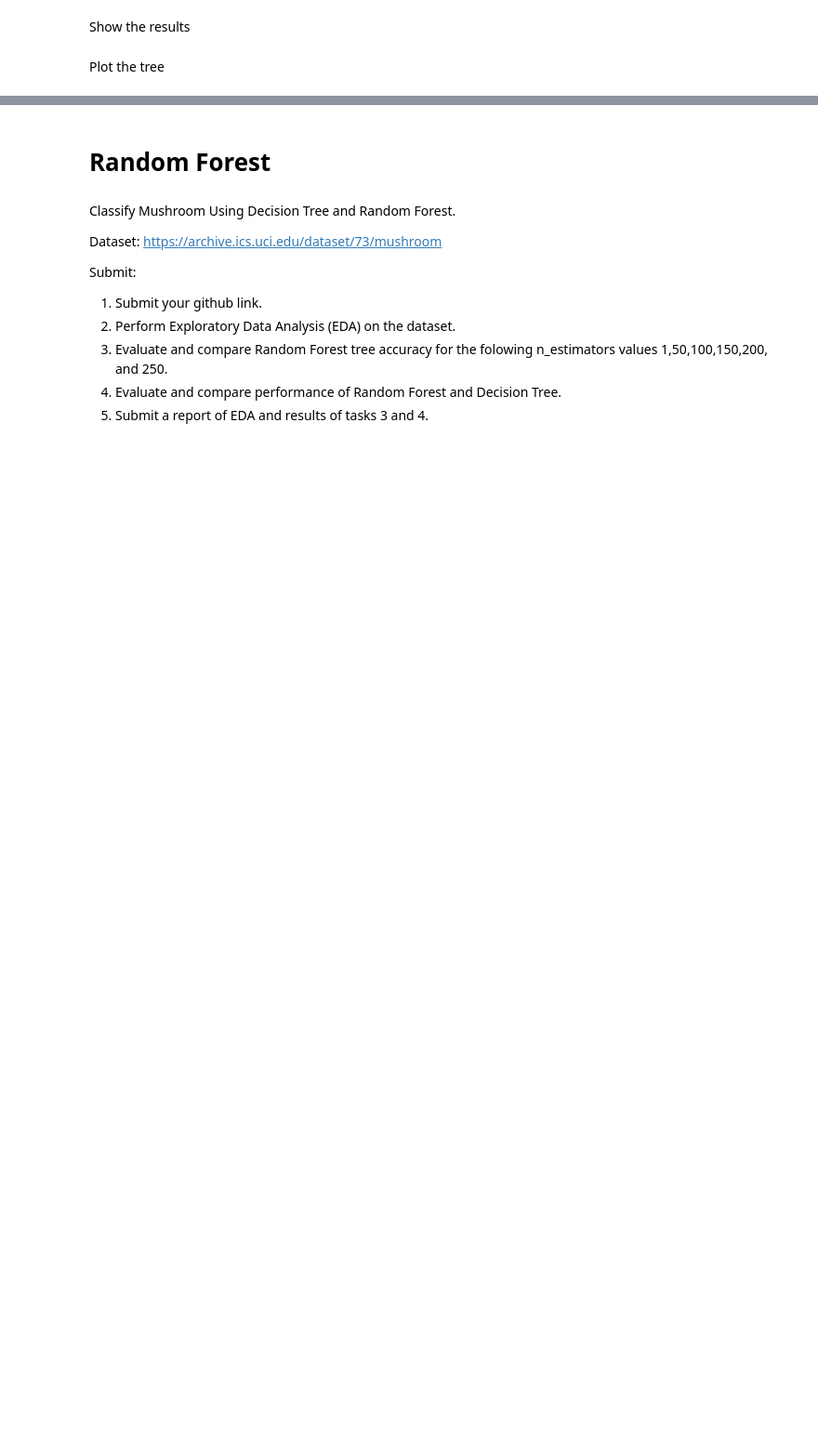
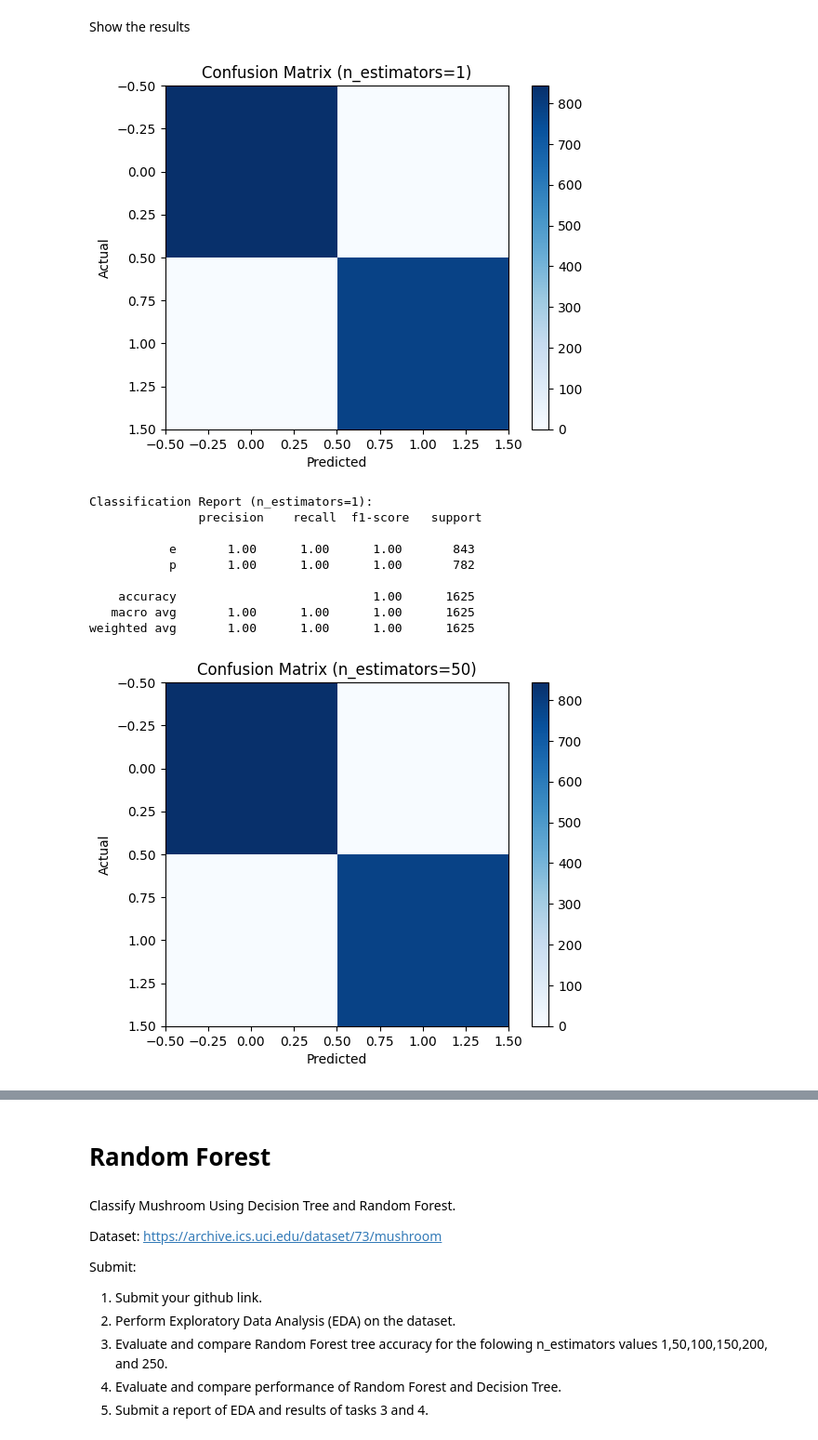
Before and after one commit to tanvir0188/machine-learning-labs, a Jupyter notebook: Lab1_Decision_Tree_and_Random_Forest.ipynb, the cells around one changed output, grey strips where cells are left out. Shown at 93% size. Saved outputs shown, nothing was run; the diff lists cells and outputs as text; code cells hidden in the pictures; blank space fills up the shorter version.

Commit message:
decision tree done

```diff
--- a/Lab1_Decision_Tree_and_Random_Forest.ipynb
+++ b/Lab1_Decision_Tree_and_Random_Forest.ipynb
@@ -56,9 +68,2 @@ Name: count, dtype: int64
 # %% [markdown]
 Split the dataset into train and test. Fix the error in below code
-# %%
-from sklearn.model_selection import train_test_split
-# Define the features and the target
-X = df.drop('target', axis=1)
-y = df['target']
-# Split the data into 80% train and 20% test
-X_train, X_test, y_train, y_test = train_test_split(X, y, test_size=0.2, random_state=42)
@@ -67,9 +70,7 @@ KeyError: "['target'] not found in axis"
 # %% [markdown]
 Train and test
-# %%
-# Create a decision tree classifier with gini criterion and maximum depth of 3
-dt = DecisionTreeClassifier(criterion='gini', max_depth=3, random_state=42)
-# Fit the model on the train data
-dt.fit(X_train, y_train)
-# Make predictions on the test data
-y_pred = dt.predict(X_test)
+# %%
+for column in X.columns:
+    X[column] = le.fit_transform(X[column])
+
+X_train, X_test, y_train, y_test = train_test_split(X, y, test_size=0.2, random_state=42)
@@ -100,2 +96,0 @@ print(classification_report(y_test, y_pred))
-# %% [markdown]
-Plot the tree
@@ -107,0 +97,47 @@ plt.show()
+# %%
+# Dictionary to store results
+results = {}
+
+# Model training and evaluation loop
+for n in [1, 50, 100, 150, 200, 250]:
+    rf_classifier = RandomForestClassifier(n_estimators=n, random_state=42)
+    rf_classifier.fit(X_train, y_train)
+    y_pred = rf_classifier.predict(X_test)
+
+    # Calculate metrics
+    accuracy = accuracy_score(y_test, y_pred)
+    precision = precision_score(y_test, y_pred, pos_label='e')  # Assuming 'e' is the positive class
+    recall = recall_score(y_test, y_pred, pos_label='e')
+    f1 = f1_score(y_test, y_pred, pos_label='e')
+
+    results[n] = {'accuracy': accuracy, 'precision': precision, 'recall': recall, 'f1': f1}
+
+    # Plot confusion matrix
+    cm = confusion_matrix(y_test, y_pred)
+    plt.figure()
+    plt.imshow(cm, interpolation='nearest', cmap='Blues')
+    plt.title(f'Confusion Matrix (n_estimators={n})')
+    plt.colorbar()
+    plt.xlabel('Predicted')
+    plt.ylabel('Actual')
+    plt.show()
+
+    # Print classification report
+    print(f"Classification Report (n_estimators={n}):\n", classification_report(y_test, y_pred))
+
+# Print results dictionary
+print("Results Summary:")
+for n, result in results.items():
+    print(f"n_estimators={n}: {result}")
+# %% [output]
+[figure, added]
+Classification Report (n_estimators=1):
+               precision    recall  f1-score   support
+
+           e       1.00      1.00      1.00       843
+           p       1.00      1.00      1.00       782
+
+    accuracy                           1.00      1625
+   macro avg       1.00      1.00      1.00      1625
+weighted avg       1.00      1.00      1.00      1625
+[figure, added]
```
Also changed, not shown: parts of 12 cells of this notebook.
